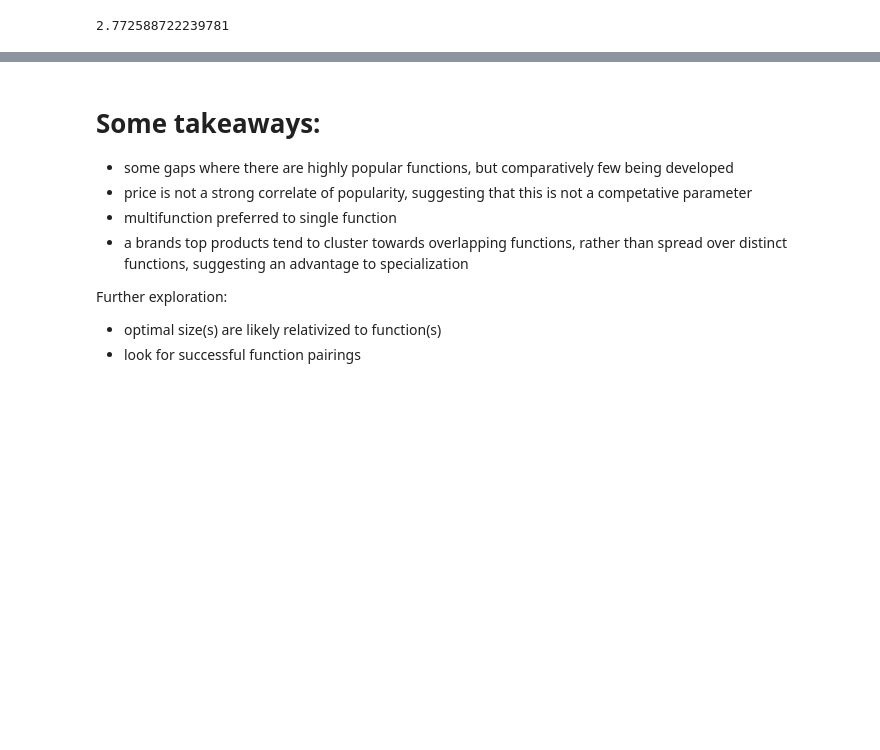
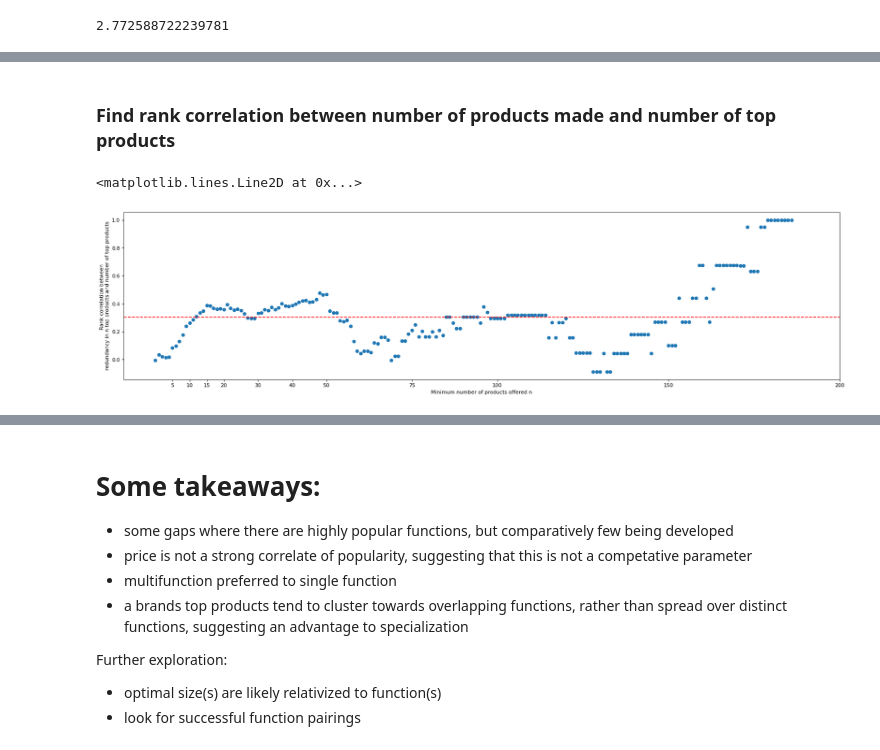
Before and after one commit to zstone00000/nycdsa_python_project, a Jupyter notebook: Eurorack_EDA.ipynb, the cells around one changed output, grey strips where cells are left out. Saved outputs shown, nothing was run; the diff lists cells and outputs as text; code cells hidden in the pictures; blank space fills up the shorter version.

Commit message:
replaced redundancy analysis and added feature-pairing gap analysis

```diff
--- a/Eurorack_EDA.ipynb
+++ b/Eurorack_EDA.ipynb
@@ -928,0 +950,4 @@ Among brands with top products, there is a strong correlation with redundancy be
+# %%
+red_top_results = []
+for k in range(2,brand_data.n_modules.max()):
+    red_top_results.append(top_n_rank_df(k).corr(method = 'spearman').iloc[0,1])
@@ -928,0 +972,22 @@ Among brands with top products, there is a strong correlation with redundancy be
+# %% [markdown]
+### Find rank correlation between number of products made and number of top products
+# %%
+n_ranker = pairs_to_map([*zip(brand_data.n_modules.sort_values().unique(),
+                                    range(len(brand_data.n_modules.sort_values().unique())))])
+brand_data['n_prod_rank'] = brand_data.n_modules.apply(n_ranker)
+# %%
+top_ranker = pairs_to_map([*zip(brand_data.n_top_products.sort_values().unique(),
+                                    range(len(brand_data.n_top_products.sort_values().unique())))])
+brand_data['n_top_rank'] = brand_data.n_top_products.apply(top_ranker)
+# %%
+n_top_corr = brand_data.loc[:,['n_prod_rank','n_top_rank']].corr(method='spearman').iloc[0,1]
+# %%
+fig = plt.figure(figsize=(25, 6), dpi=80)
+plt.scatter(x = range(len(red_top_results)), y = red_top_results)
+plt.xlabel('Minimum number of products offered n')
+plt.ylabel('Rank correlation between \n redundancy in n top products and number of top products')
+plt.xticks([5,10,15,20,30,40,50,75,100,150,200])
+plt.axhline(y=n_top_corr, color='r', linestyle='--')
+# %% [output]
+<matplotlib.lines.Line2D at 0x...>
+[figure, added]
```
Also changed, not shown: parts of 50 cells of this notebook.
